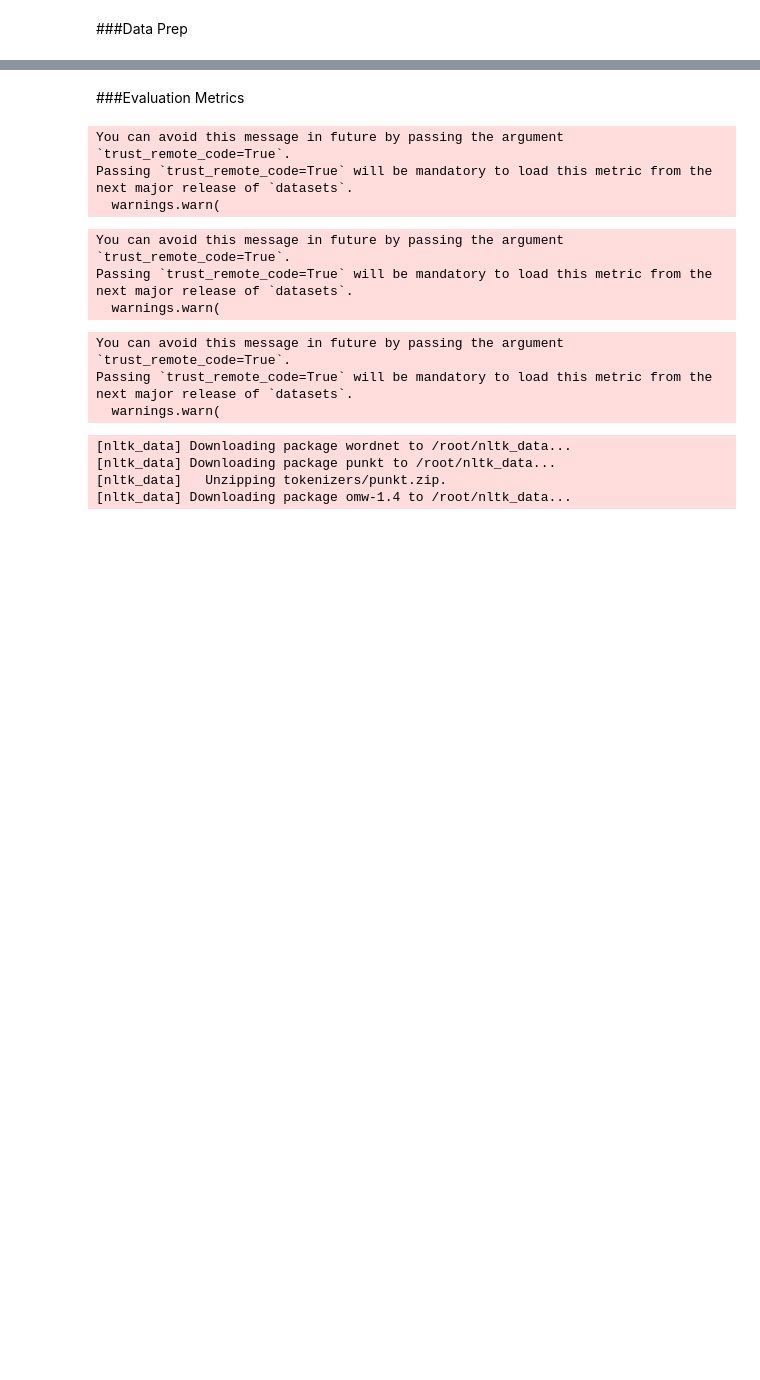
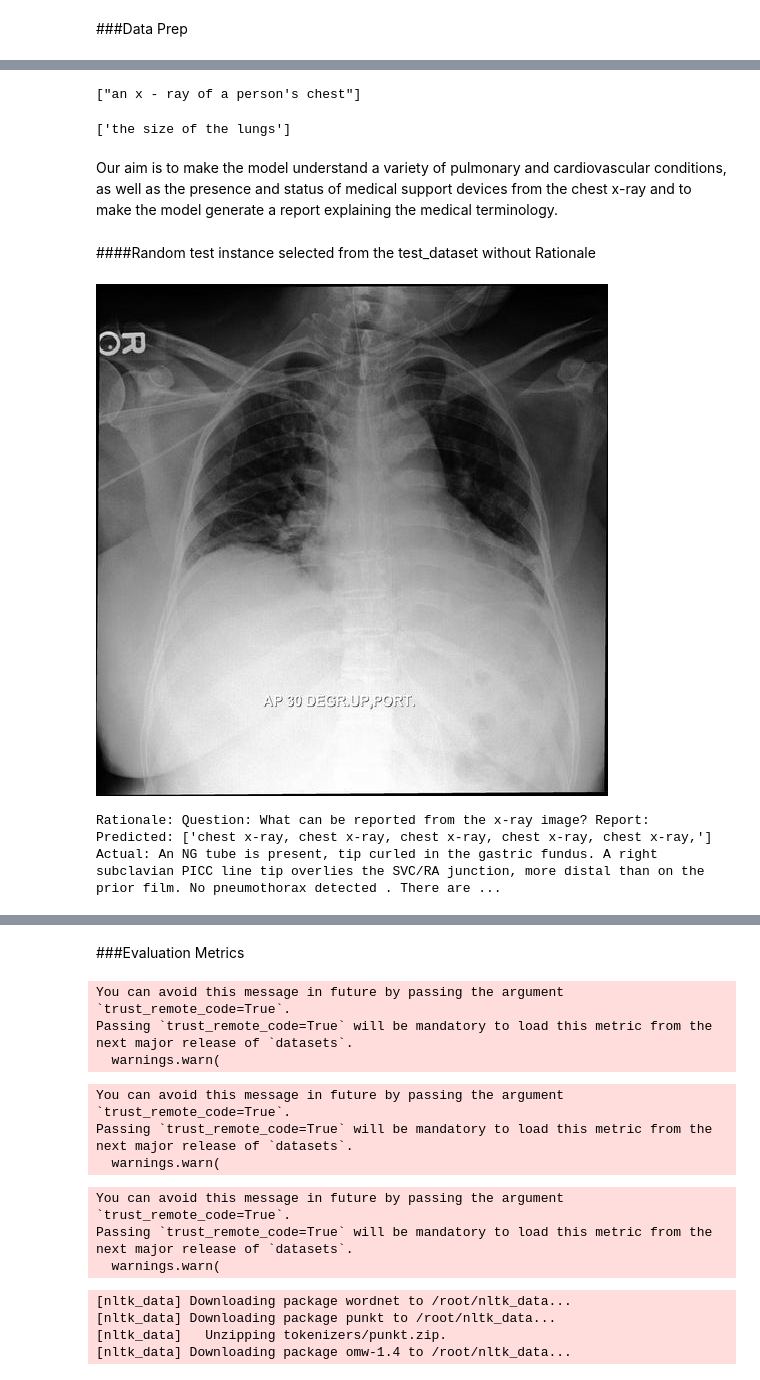
Before and after one commit to cpamidi/VLM, a Jupyter notebook: BLIP_VLMR.ipynb, the cells around one changed output, grey strips where cells are left out. Drawn from its saved outputs; the diff is of its cells as text; code cells hidden in the pictures; blank space fills up the shorter version.

```diff
--- a/BLIP_VLMR.ipynb
+++ b/BLIP_VLMR.ipynb
@@ -207,0 +161,4 @@ test_dataloader = DataLoader(test_dataset, batch_size=50, shuffle=True, collate_
+# %%
+import random
+# Generate a random integer within the range
+num = random.randint(0,17875)
@@ -207,0 +176,27 @@ test_dataloader = DataLoader(test_dataset, batch_size=50, shuffle=True, collate_
+# %%
+model.generate({"image": image, "prompt": "Question: What can see in the picture? Answer:"})
+# %% [output]
+["an x - ray of a person's chest"]
+# %%
+model.generate({"image": image, "prompt": "Question: What can be reported from the x-ray image? Report:"})
+# %% [output]
+['the size of the lungs']
+# %% [markdown]
+Our aim is to make the model understand a variety of pulmonary and cardiovascular conditions, as well as the presence and status of medical support devices from the chest x-ray and to make the model generate a report explaining the medical terminology.
+# %% [markdown]
+####Random test instance selected from the test_dataset without Rationale
+# %%
+image = testing_dataset[num]['image']
+display(image)
+image = vis_processors["eval"](image).unsqueeze(0).to(device)
+text = """Question: What can be reported from the x-ray image? Report: """
+report = testing_dataset[num]['report']
+predicted = model.generate({"image": image, "prompt": text})
+print(f"Rationale: {text}")
+print(f"Predicted: {predicted}")
+print(f"Actual: {report}")
+# %% [output]
+[figure, added]
+Rationale: Question: What can be reported from the x-ray image? Report:
+Predicted: ['chest x-ray, chest x-ray, chest x-ray, chest x-ray, chest x-ray,']
+Actual: An NG tube is present, tip curled in the gastric fundus. A right subclavian PICC line tip overlies the SVC/RA junction, more distal than on the prior film. No pneumothorax detected . There are ...
```
Also changed, not shown: parts of 29 cells of this notebook.
